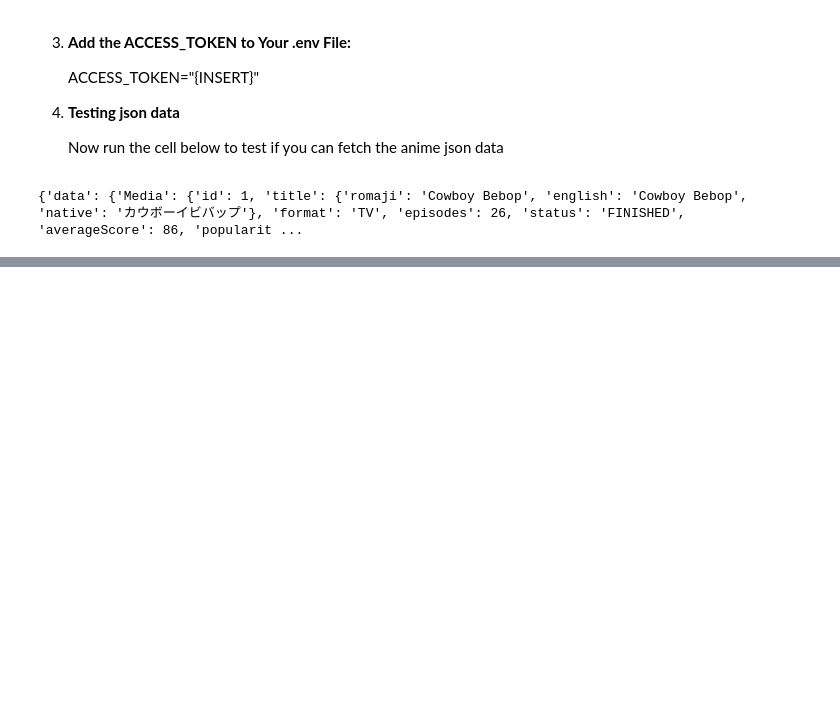
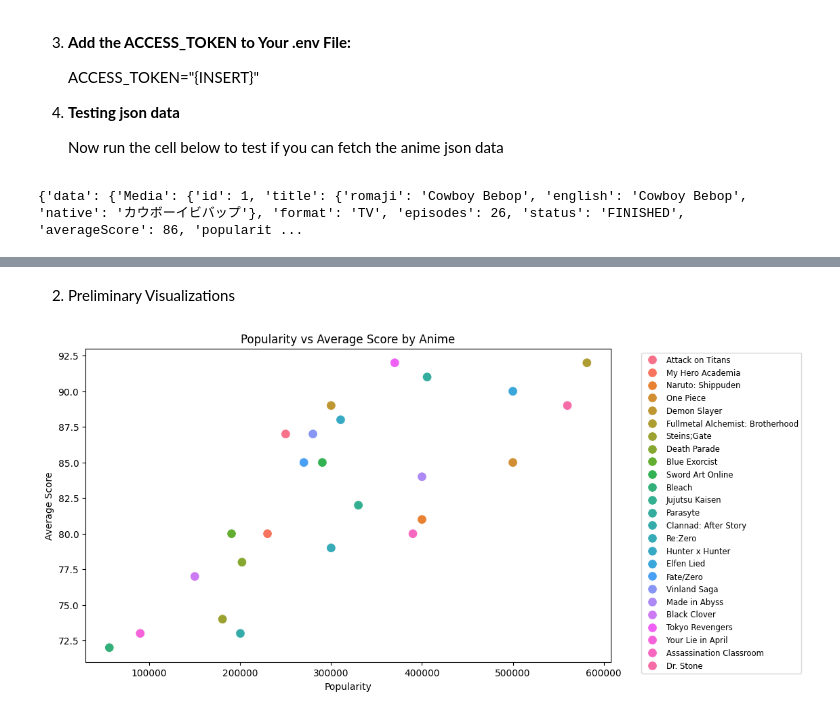
Before and after one commit to ZReidPie/zreid-datascience-finalproject, a Jupyter notebook: code.ipynb, the cells around one changed output, grey strips where cells are left out. Saved outputs shown, nothing was run; the diff lists cells and outputs as text; code cells hidden in the pictures; blank space fills up the shorter version.

```diff
--- a/code.ipynb
+++ b/code.ipynb
@@ -146,0 +149,15 @@ print(response.json())
+# %%
+# 1. Import Libraries and Load Data
+import pandas as pd
+import matplotlib.pyplot as plt
+import seaborn as sns
+from sklearn.preprocessing import StandardScaler
+from sklearn.decomposition import PCA
+from sklearn.cluster import KMeans
+from sklearn.linear_model import LinearRegression
+
+# Load the dataset
+df = pd.read_csv("data/MAL.csv")
+
+# Preview the data
+print(df.head())
@@ -146,0 +185,12 @@ print(response.json())
+# %% [markdown]
+2. Preliminary Visualizations
+# %%
+plt.figure(figsize=(10, 6))
+sns.scatterplot(data=df, x='popularity', y='average_score', hue='title_romaji', s=100)
+plt.title('Popularity vs Average Score by Anime')
+plt.xlabel('Popularity')
+plt.ylabel('Average Score')
+plt.legend(bbox_to_anchor=(1.05, 1), loc='upper left', fontsize='small')
+plt.show()
+# %% [output]
+[figure, added]
```
Also changed, not shown: parts of 9 cells of this notebook, 6 other files.
